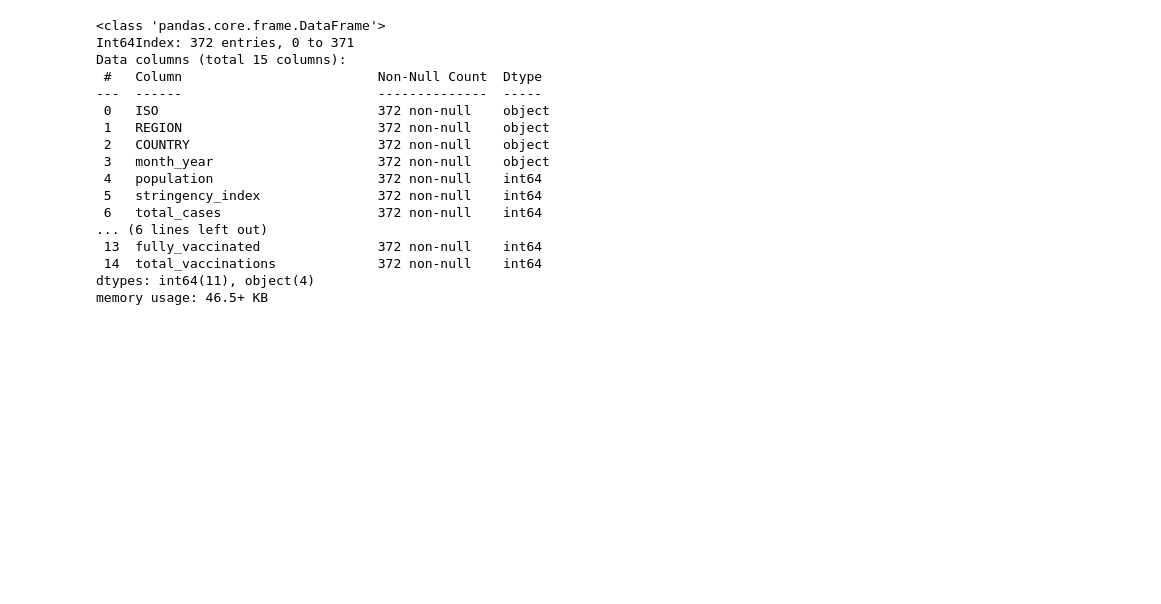
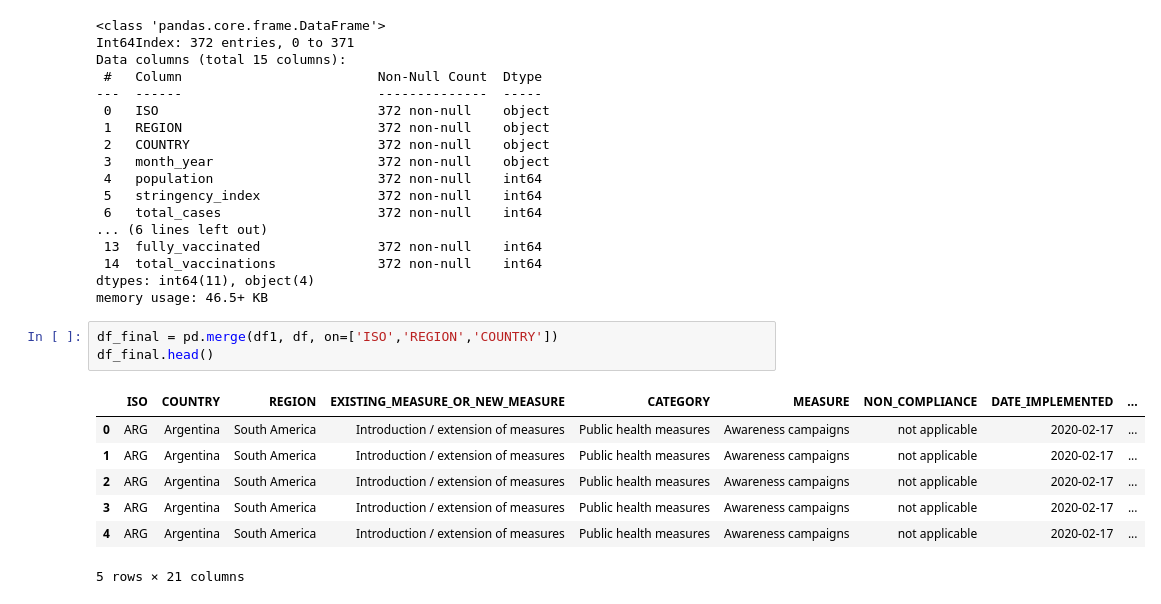
Before and after one commit to Aranish/Deviants-covid19, a Jupyter notebook: jupyter_notebook/Will Project - Data Integration.ipynb, the cells around one changed output. Saved outputs shown, nothing was run; the diff lists cells and outputs as text; blank space fills up the shorter version.

```diff
--- a/jupyter_notebook/Will Project - Data Integration.ipynb
+++ b/jupyter_notebook/Will Project - Data Integration.ipynb
@@ -134,3 +134,14 @@ Data columns (total 15 columns):
  14  total_vaccinations             372 non-null    int64
 dtypes: int64(11), object(4)
 memory usage: 46.5+ KB
+# %%
+df_final = pd.merge(df1, df, on=['ISO','REGION','COUNTRY'])
+df_final.head()
+# %% [output]
+|  | ISO | COUNTRY | REGION | EXISTING_MEASURE_OR_NEW_MEASURE | CATEGORY | MEASURE | NON_COMPLIANCE | DATE_IMPLEMENTED | ... |
+| 0 | ARG | Argentina | South America | Introduction / extension of measures | Public health measures | Awareness campaigns | not applicable | 2020-02-17 | ... |
+| 1 | ARG | Argentina | South America | Introduction / extension of measures | Public health measures | Awareness campaigns | not applicable | 2020-02-17 | ... |
+| 2 | ARG | Argentina | South America | Introduction / extension of measures | Public health measures | Awareness campaigns | not applicable | 2020-02-17 | ... |
+| 3 | ARG | Argentina | South America | Introduction / extension of measures | Public health measures | Awareness campaigns | not applicable | 2020-02-17 | ... |
+| 4 | ARG | Argentina | South America | Introduction / extension of measures | Public health measures | Awareness campaigns | not applicable | 2020-02-17 | ... |
+5 rows × 21 columns
```
Also changed, not shown: parts of 2 cells of this notebook, 1 other file.
